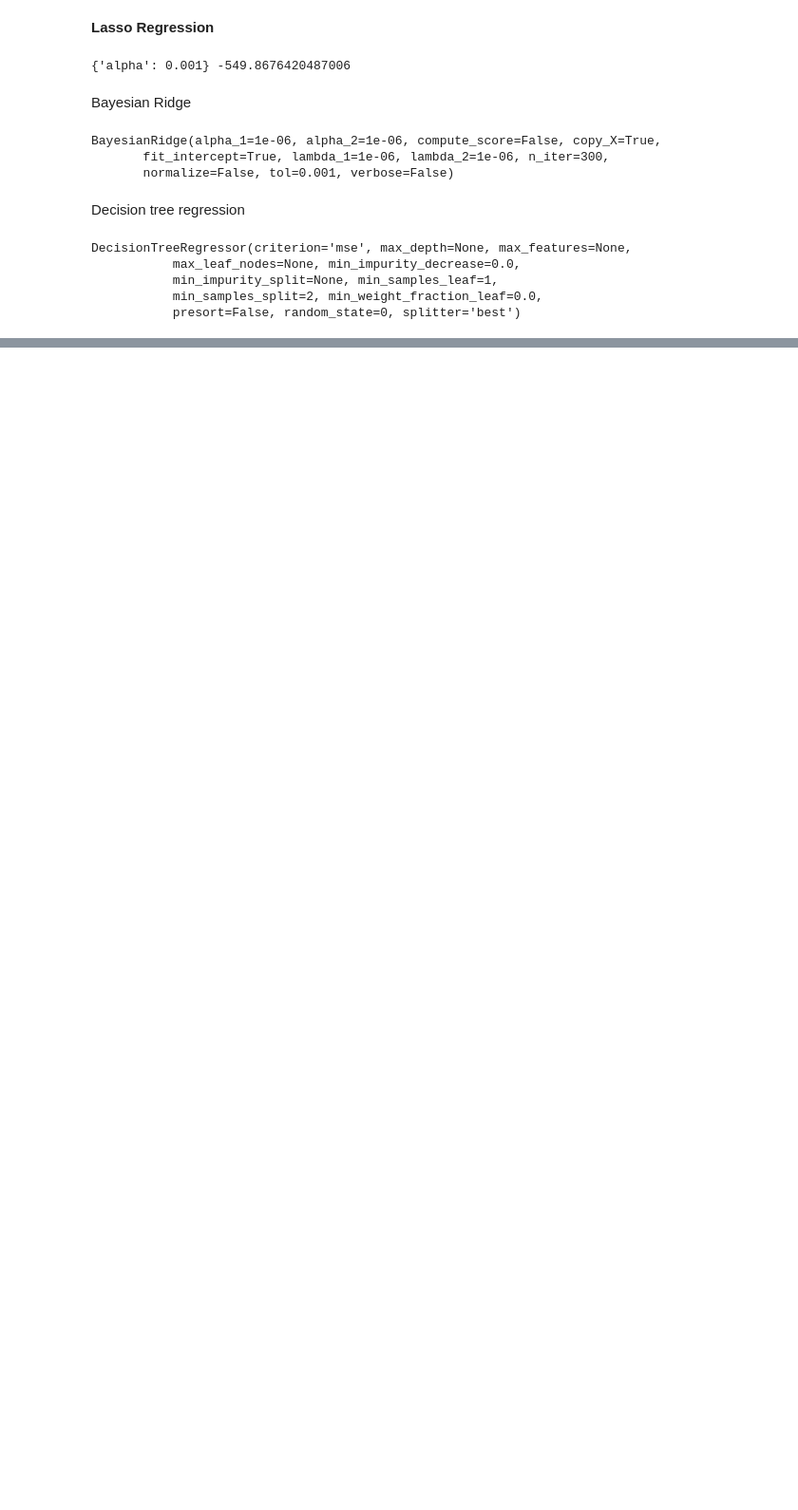
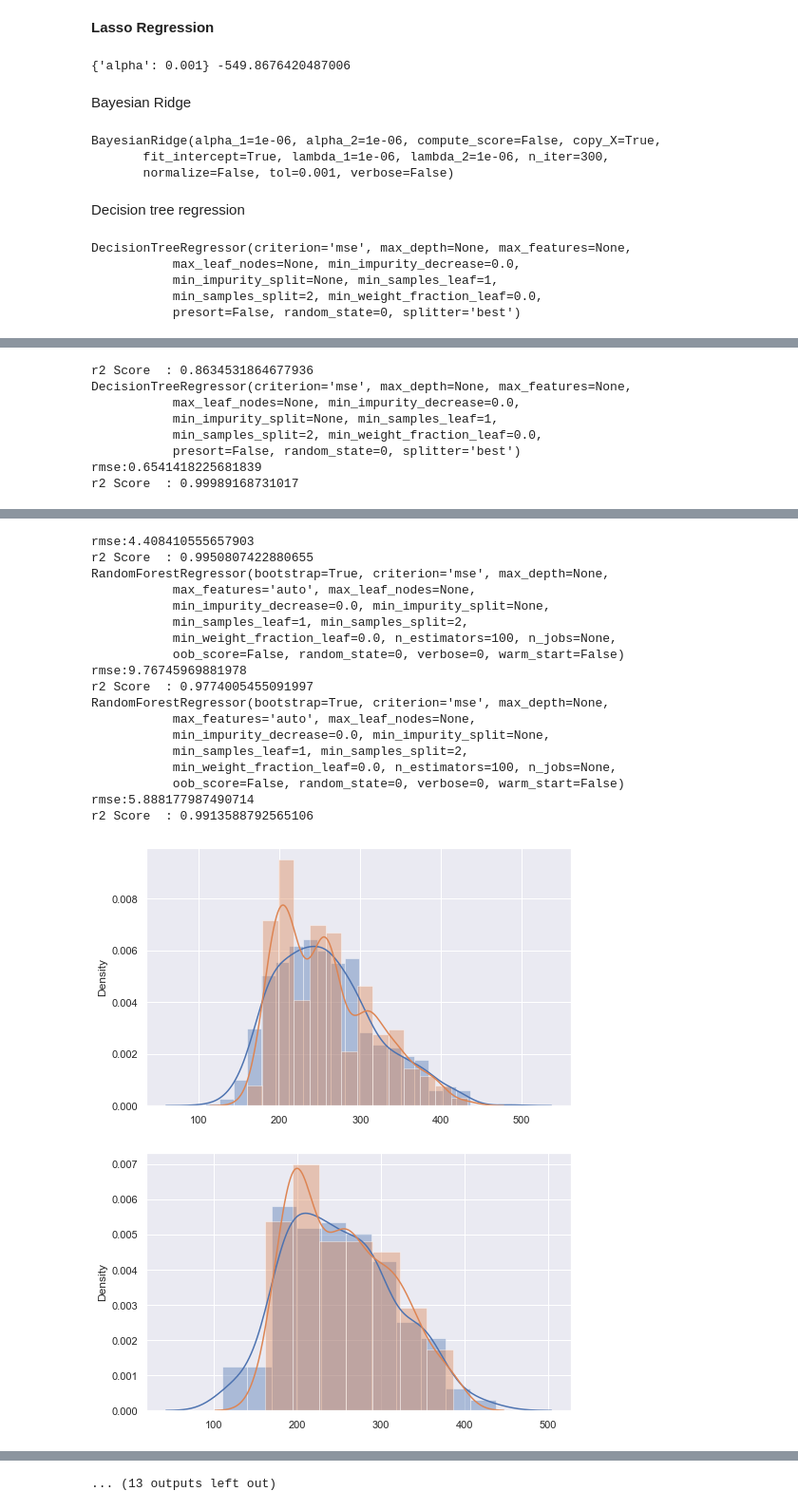
Before and after one commit to phantom-bell/repo1, a Jupyter notebook: Regression.ipynb, the cells around one changed output, grey strips where cells are left out. Shown: that part at 95% size. Saved outputs shown, nothing was run; the diff lists cells and outputs as text; code cells hidden in the pictures; blank space fills up the shorter version.

Commit message:
added various regression algo

```diff
--- a/Regression.ipynb
+++ b/Regression.ipynb
@@ -218,10 +215,0 @@ Random Forest Regression
-# %%
-# Fitting Random Forest Regression to the dataset
-# import the regressor
-from sklearn.ensemble import RandomForestRegressor
-
- # create regressor object
-rf = RandomForestRegressor(n_estimators = 100, random_state = 0)
-
-# fit the regressor with x and y data
-rf.fit(X_train,y_train)
@@ -241,6 +222,9 @@ op_fit=[y_train,y_test,Y]
 for i in predictors:
     for j,K in zip(data_fit,op_fit):
         y_pred=i.predict(j)
+        plt.subplots(1,1, sharex='col')
+        sns.distplot(K)
+        sns.distplot(y_pred)
         print(i)
         print(f"rmse:{np.sqrt(mean_squared_error(K,y_pred))}")
         print(f"r2 Score  : {r2_score(K, y_pred)}")
@@ -264,0 +292,8 @@ r2 Score  : 0.9913588792565106
+r2 Score  : 0.8634531864677936
+DecisionTreeRegressor(criterion='mse', max_depth=None, max_features=None,
+           max_leaf_nodes=None, min_impurity_decrease=0.0,
+           min_impurity_split=None, min_samples_leaf=1,
+           min_samples_split=2, min_weight_fraction_leaf=0.0,
+           presort=False, random_state=0, splitter='best')
+rmse:0.6541418225681839
+r2 Score  : 0.99989168731017
@@ -264,0 +320,20 @@ r2 Score  : 0.9913588792565106
+rmse:4.408410555657903
+r2 Score  : 0.9950807422880655
+RandomForestRegressor(bootstrap=True, criterion='mse', max_depth=None,
+           max_features='auto', max_leaf_nodes=None,
+           min_impurity_decrease=0.0, min_impurity_split=None,
+           min_samples_leaf=1, min_samples_split=2,
+           min_weight_fraction_leaf=0.0, n_estimators=100, n_jobs=None,
+           oob_score=False, random_state=0, verbose=0, warm_start=False)
+rmse:9.76745969881978
+r2 Score  : 0.9774005455091997
+RandomForestRegressor(bootstrap=True, criterion='mse', max_depth=None,
+           max_features='auto', max_leaf_nodes=None,
+           min_impurity_decrease=0.0, min_impurity_split=None,
+           min_samples_leaf=1, min_samples_split=2,
+           min_weight_fraction_leaf=0.0, n_estimators=100, n_jobs=None,
+           oob_score=False, random_state=0, verbose=0, warm_start=False)
+rmse:5.888177987490714
+r2 Score  : 0.9913588792565106
+[figure, added]
+[figure, added]
@@ -264,0 +343 @@ r2 Score  : 0.9913588792565106
+... (13 outputs left out)
```
Also changed, not shown: parts of 3 cells of this notebook.
